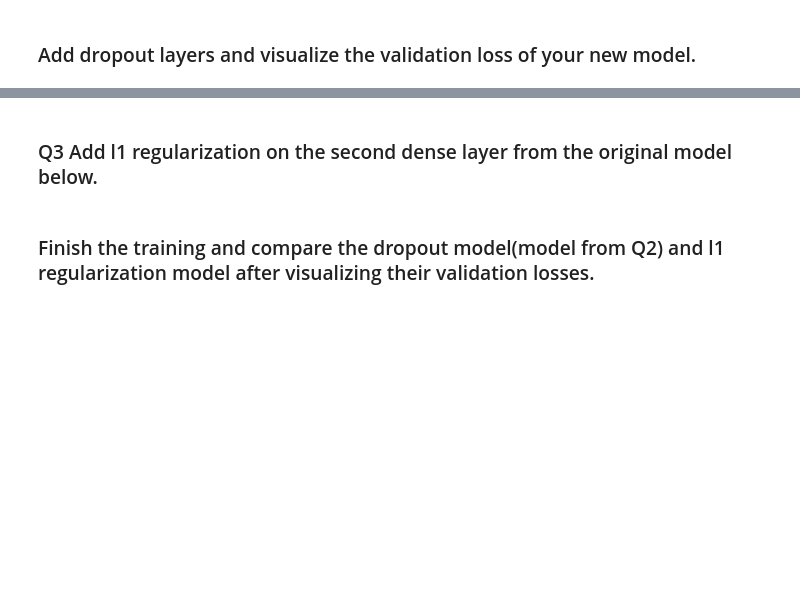
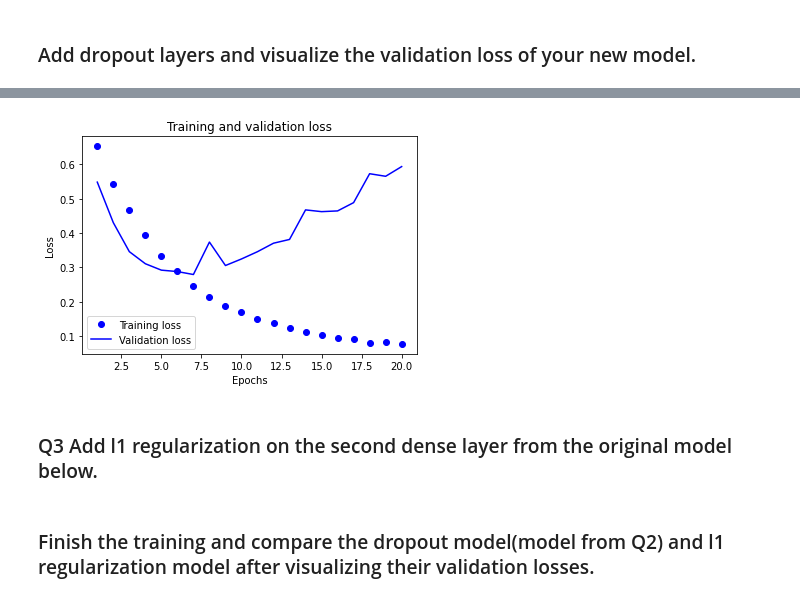
Before and after one commit to kellykhy/CAU_DL2022-1, a Jupyter notebook: HW2.ipynb, the cells around one changed output, grey strips where cells are left out. Drawn from its saved outputs; the diff is of its cells as text; code cells hidden in the pictures; blank space fills up the shorter version.

```diff
--- a/HW2.ipynb
+++ b/HW2.ipynb
@@ -67,0 +85,9 @@ model2 = keras.Sequential([
+# %%
+from tensorflow.keras.utils import to_categorical
+y_train = to_categorical(train_labels)
+y_test = to_categorical(test_labels)
+# %%
+x_val = x_train[:10000]
+partial_x_train = x_train[10000:]
+y_val = y_train[:10000]
+partial_y_train = y_train[10000:]
@@ -89,8 +139,18 @@ plt.show()
 
 model2_dr = keras.Sequential([
     layers.Dense(16, activation="relu"),
+    layers.Dropout(0.5),
     layers.Dense(16, activation="relu"),
+    layers.Dropout(0.5),
     layers.Dense(2, activation="softmax")
 ])
 
 ## retrain and visualize the validation loss of new model
+model2_dr.compile(optimizer="rmsprop",
+              loss="categorical_crossentropy",
+              metrics=["accuracy"])
+history2_dr = model2_dr.fit(partial_x_train,
+                    partial_y_train,
+                    epochs=20,
+                    batch_size=512,
+                    validation_data=(x_val, y_val))
@@ -97,3 +175,18 @@ model2_dr = keras.Sequential([
+# %%
+import matplotlib.pyplot as plt
+history2_dr_dict = history2_dr.history
+loss_values = history2_dr_dict["loss"]
+val_loss_values = history2_dr_dict["val_loss"]
+epochs = range(1, len(loss_values) + 1)
+plt.plot(epochs, loss_values, "bo", label="Training loss")
+plt.plot(epochs, val_loss_values, "b", label="Validation loss")
+plt.title("Training and validation loss")
+plt.xlabel("Epochs")
+plt.ylabel("Loss")
+plt.legend()
+plt.show()
+# %% [output]
+[figure, added]
 # %% [markdown]
 ### Q3 Add l1 regularization on the second dense layer from the original model below.
 # %%
```
Also changed, not shown: parts of 9 cells of this notebook.
